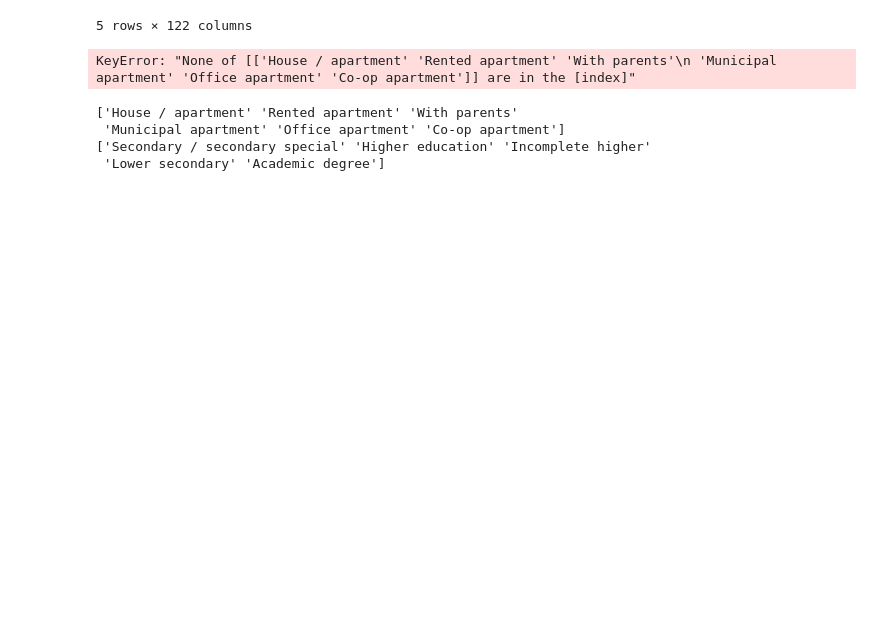
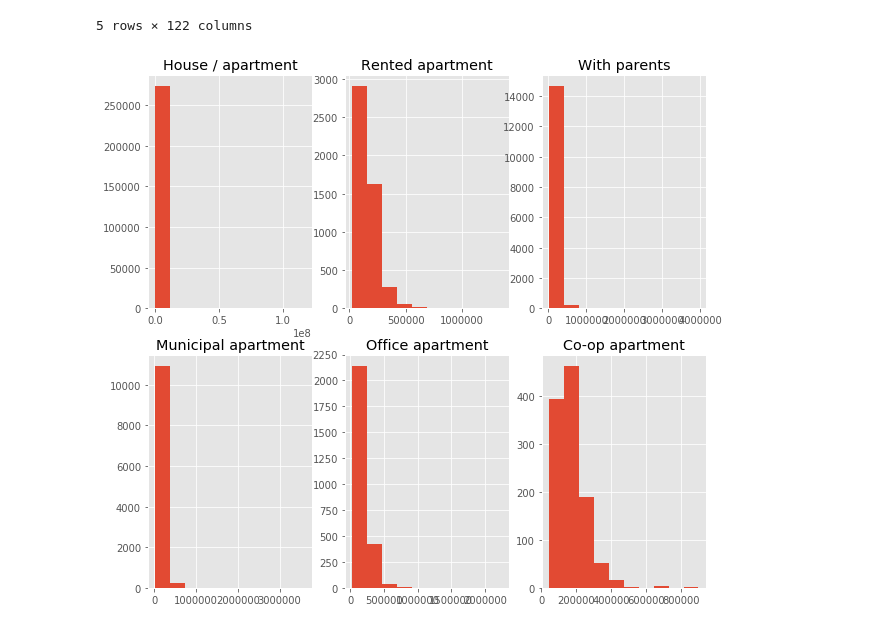
Before and after one commit to Kaiyuankuan/ML100Days, a Jupyter notebook: homework/Day_019_HW.ipynb, the cells around one changed output. Saved outputs shown, nothing was run; the diff lists cells and outputs as text; code cells hidden in the pictures; blank space fills up the shorter version.

```diff
--- a/homework/Day_019_HW.ipynb
+++ b/homework/Day_019_HW.ipynb
@@ -28,8 +28,9 @@ dir_data = './data/'
 # 讀取檔案
 f_app = os.path.join(dir_data, 'application_train.csv')
 print('Path of read in data: %s' % (f_app))
-app_data = app_train[['NAME_EDUCATION_TYPE','NAME_HOUSING_TYPE']]
+
 app_train = pd.read_csv(f_app)
+app_data = app_train[['NAME_EDUCATION_TYPE','NAME_HOUSING_TYPE','AMT_INCOME_TOTAL']]
 app_train.head()
 # %% [output]
 Path of read in data: ./data/application_train.csv
@@ -43,30 +44,22 @@ Path of read in data: ./data/application_train.csv
 # %%
 # 使用不同的 HOUSETYPE_MODE 類別繪製圖形, 並使用 subplot 排版
 """
 Your Code Here
 """
 unique_house_type = app_data['NAME_HOUSING_TYPE'].unique()
 unique_education = app_data['NAME_EDUCATION_TYPE'].unique()
 nrows = len(unique_house_type)
 ncols = nrows // 2
 
 plt.figure(figsize=(10,30))
 for i in range(len(unique_house_type)):
     plt.subplot(nrows, ncols, i+1)
     """
     Your Code Here
     """
-    app_data.loc[unique_house_type,'NAME_EDUCATION_TYPE'].hist()
+    app_data.loc[app_data['NAME_HOUSING_TYPE'] == unique_house_type[i], "AMT_INCOME_TOTAL"].hist()
 
     plt.title(str(unique_house_type[i]))
 plt.show()
 # %% [output]
-KeyError: "None of [['House / apartment' 'Rented apartment' 'With parents'\n 'Municipal apartment' 'Office apartment' 'Co-op apartment']] are in the [index]"
+[figure, added]
-# %%
-print(app_data['NAME_HOUSING_TYPE'].unique())
-print(app_data['NAME_EDUCATION_TYPE'].unique())
-# %% [output]
-['House / apartment' 'Rented apartment' 'With parents'
- 'Municipal apartment' 'Office apartment' 'Co-op apartment']
-['Secondary / secondary special' 'Higher education' 'Incomplete higher'
- 'Lower secondary' 'Academic degree']
```
Also changed, not shown: parts of 1 cell of this notebook.
